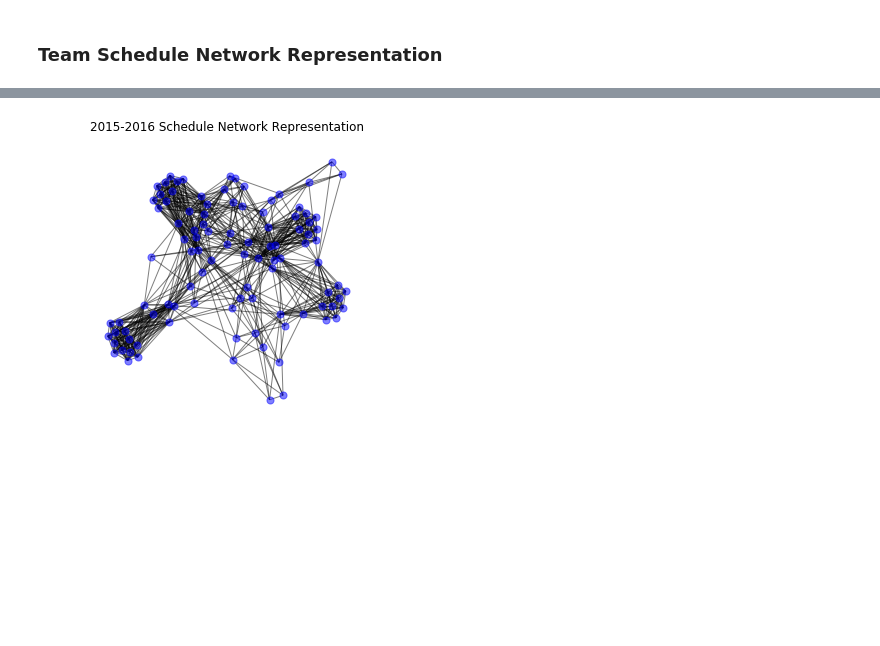
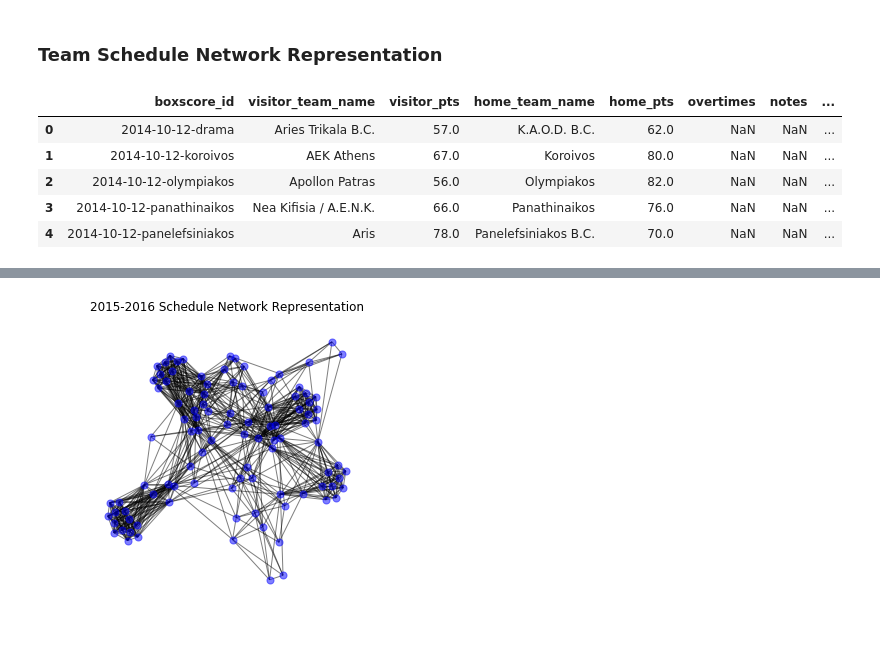
Before and after one commit to abeard1/IndependentStudy, a Jupyter notebook: viz.ipynb, the cells around one changed output, grey strips where cells are left out. Saved outputs shown, nothing was run; the diff lists cells and outputs as text; code cells hidden in the pictures; blank space fills up the shorter version.

```diff
--- a/viz.ipynb
+++ b/viz.ipynb
@@ -6,3 +6,26 @@
 import networkx as nx
 import pandas as pd
 import matplotlib.pyplot as plt
+# %%
+# without eurocup/euroleague
+from sportsref import euro
+
+year = 2015
+LEAGUE_IDS = ['greek-basket-league', 'spain-liga-acb', 'italy-basket-serie-a','france-lnb-pro-a']
+
+schedules = []
+for league in LEAGUE_IDS:
+        season = euro.Season(year, league)
+        schedules.append(season.schedule(kind='R'))
+
+schedule_df = pd.concat(schedules)
+schedule_df.reset_index(drop=True)
+
+schedule_df.head()
+# %% [output]
+|  | boxscore_id | visitor_team_name | visitor_pts | home_team_name | home_pts | overtimes | notes | ... |
+| 0 | 2014-10-12-drama | Aries Trikala B.C. | 57.0 | K.A.O.D. B.C. | 62.0 | NaN | NaN | ... |
+| 1 | 2014-10-12-koroivos | AEK Athens | 67.0 | Koroivos | 80.0 | NaN | NaN | ... |
+| 2 | 2014-10-12-olympiakos | Apollon Patras | 56.0 | Olympiakos | 82.0 | NaN | NaN | ... |
+| 3 | 2014-10-12-panathinaikos | Nea Kifisia / A.E.N.K. | 66.0 | Panathinaikos | 76.0 | NaN | NaN | ... |
+| 4 | 2014-10-12-panelefsiniakos | Aris | 78.0 | Panelefsiniakos B.C. | 70.0 | NaN | NaN | ... |
```
Also changed, not shown: parts of 2 cells of this notebook.
